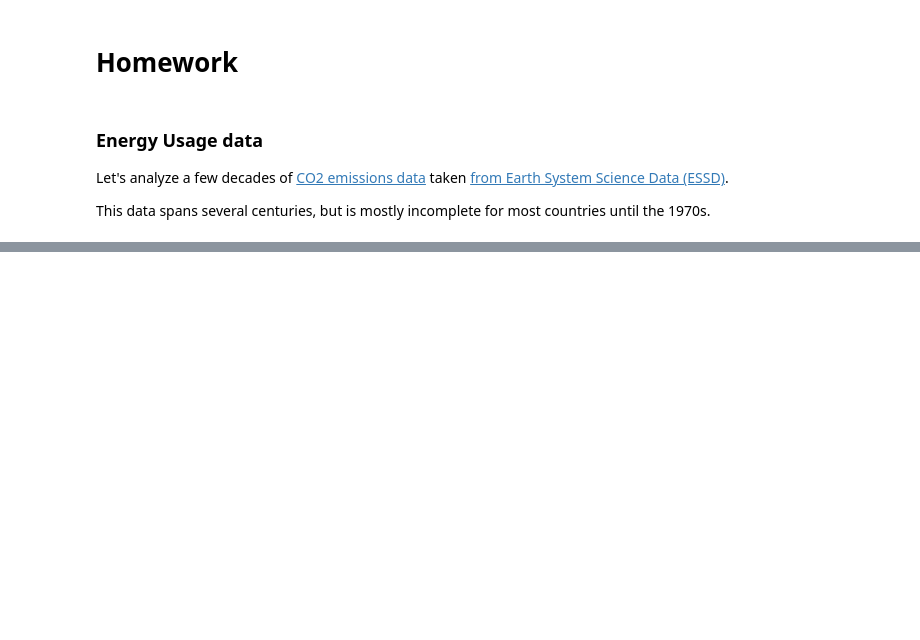
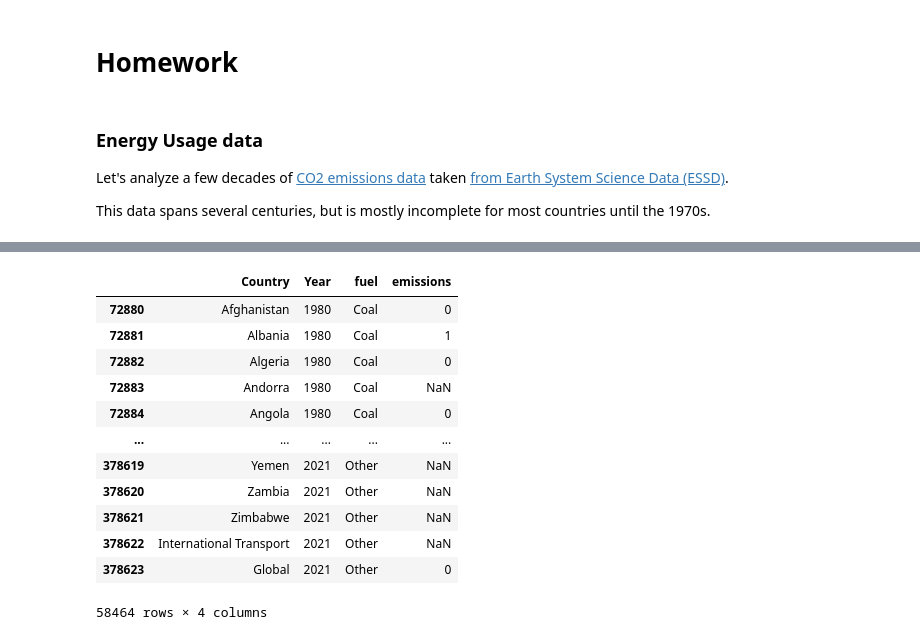
Before and after one commit to lauraplive/wk-9-agg, a Jupyter notebook: wk9-agg-disagg-Pellicer.ipynb, the cells around one changed output, grey strips where cells are left out. Saved outputs shown, nothing was run; the diff lists cells and outputs as text; code cells hidden in the pictures; blank space fills up the shorter version.

```diff
--- a/wk9-agg-disagg-BLANK.ipynb
+++ b/wk9-agg-disagg-Pellicer.ipynb
@@ -532,0 +574,23 @@ emissions_df
+# %%
+##First I'm going to ask Claude to limit the dataset to 1980 and later. Prompt:
+## I have a dataset and I want to only look at the data from 1980 and onward.
+
+##Claude A:
+## df_1980 = df[df["year_column"] >= 1980]
+
+df_1980 = emissions_df[emissions_df["Year"] >= 1980]
+df_1980
+# %% [output]
+|  | Country | Year | fuel | emissions |
+| 72880 | Afghanistan | 1980 | Coal | 0 |
+| 72881 | Albania | 1980 | Coal | 1 |
+| 72882 | Algeria | 1980 | Coal | 0 |
+| 72883 | Andorra | 1980 | Coal | NaN |
+| 72884 | Angola | 1980 | Coal | 0 |
+| ... | ... | ... | ... | ... |
+| 378619 | Yemen | 2021 | Other | NaN |
+| 378620 | Zambia | 2021 | Other | NaN |
+| 378621 | Zimbabwe | 2021 | Other | NaN |
+| 378622 | International Transport | 2021 | Other | NaN |
+| 378623 | Global | 2021 | Other | 0 |
+58464 rows × 4 columns
```
Also changed, not shown: parts of 36 cells of this notebook.
